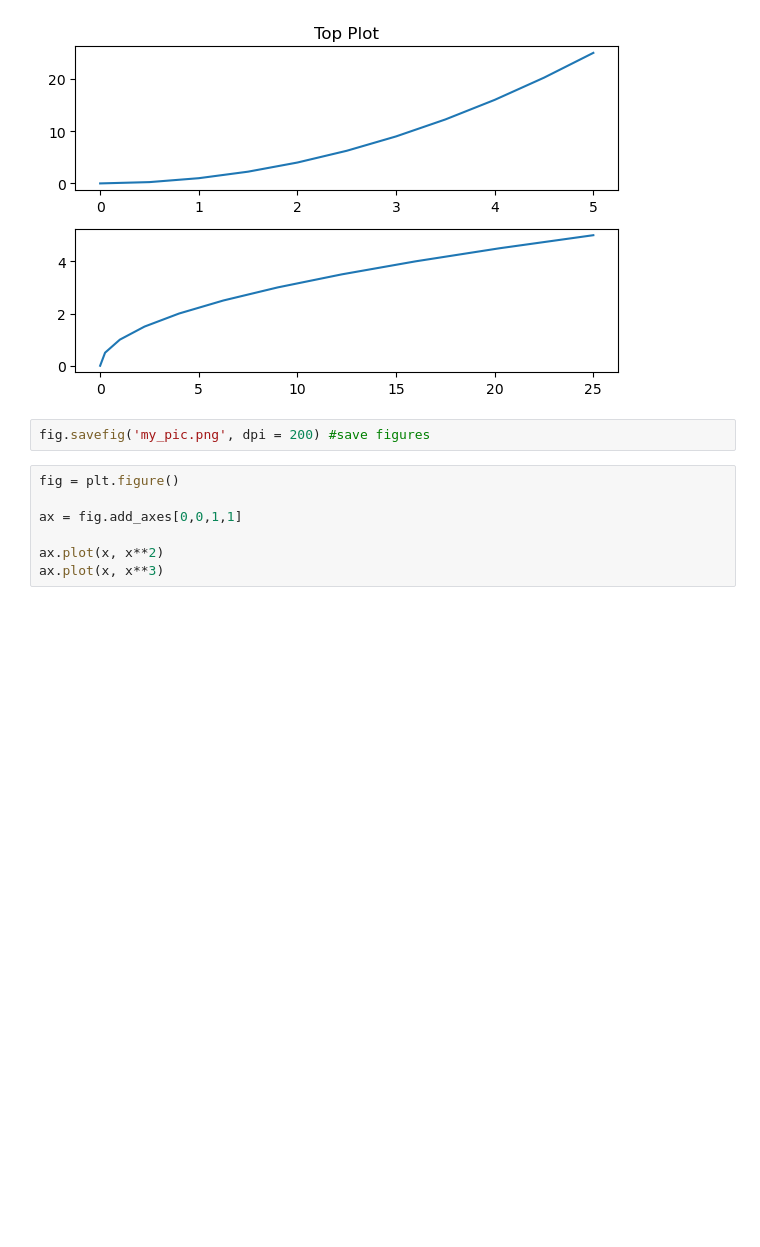
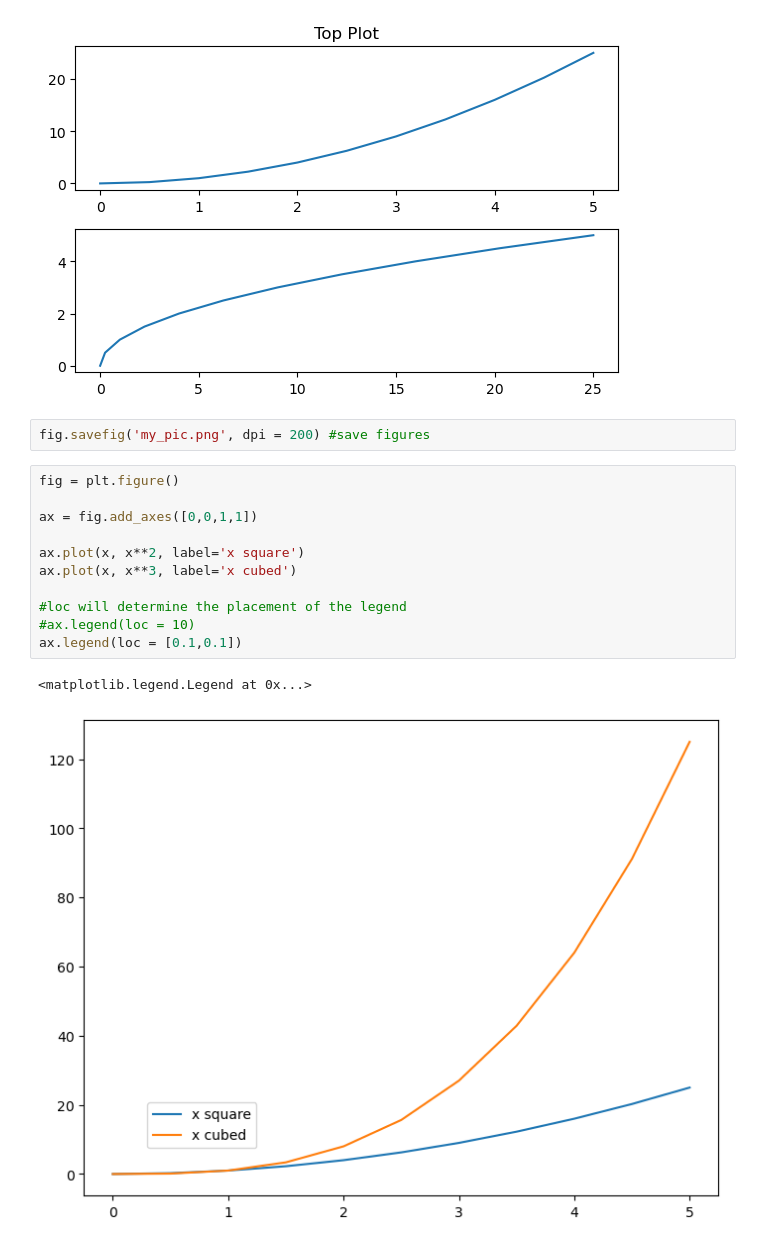
Before and after one commit to saswatrpandey/numpy_panda_basics, a Jupyter notebook: matplotlib,seaborn/notebooks/own_notebooks/matplotlib.ipynb, the cells around one changed output. Drawn from its saved outputs; the diff is of its cells as text; blank space fills up the shorter version.

```diff
--- a/matplotlib,seaborn/notebooks/own_notebooks/matplotlib.ipynb
+++ b/matplotlib,seaborn/notebooks/own_notebooks/matplotlib.ipynb
@@ -101,7 +101,14 @@ fig.savefig('my_pic.png', dpi = 200) #save figures
 # %%
 fig = plt.figure()
 
-ax = fig.add_axes[0,0,1,1]
+ax = fig.add_axes([0,0,1,1])
 
-ax.plot(x, x**2)
-ax.plot(x, x**3)
+ax.plot(x, x**2, label='x square')
+ax.plot(x, x**3, label='x cubed')
+
+#loc will determine the placement of the legend
+#ax.legend(loc = 10)
+ax.legend(loc = [0.1,0.1])
+# %% [output]
+<matplotlib.legend.Legend at 0x...>
+[figure, added]
```
Also changed, not shown: parts of 2 cells of this notebook, 3 other files.
